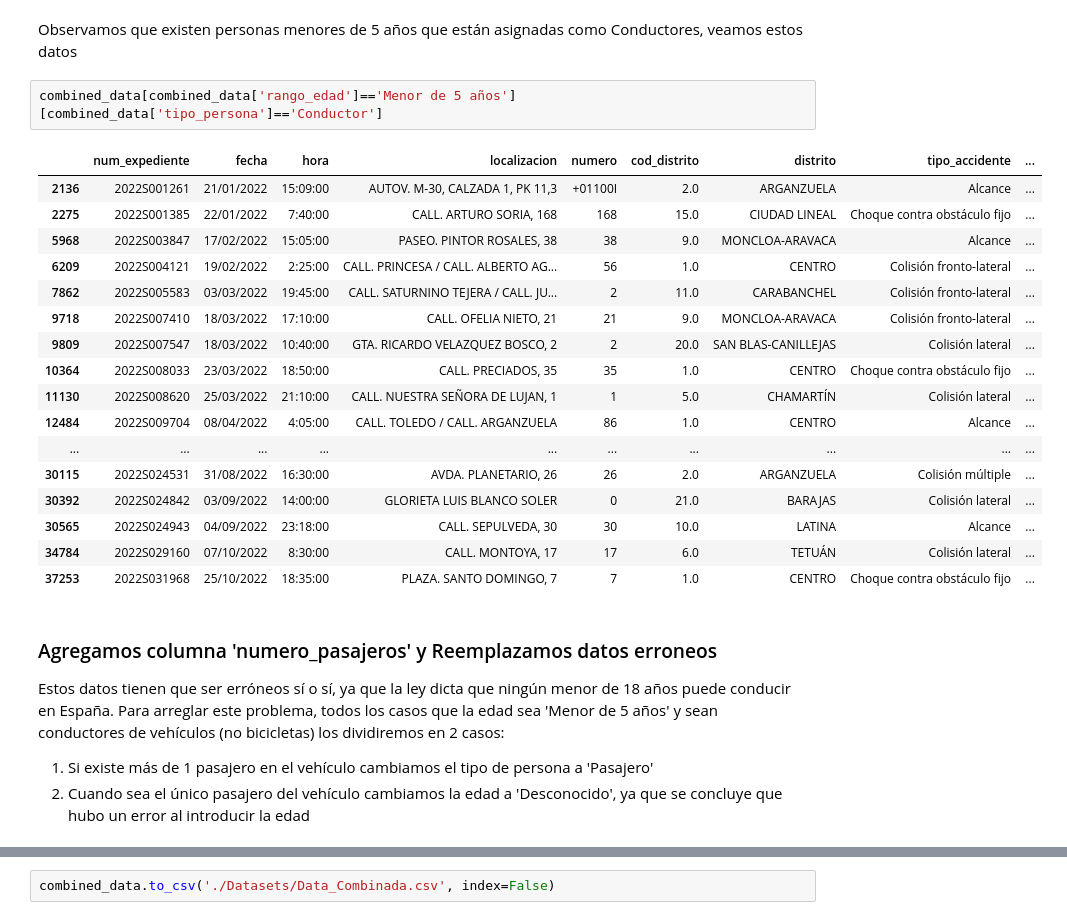
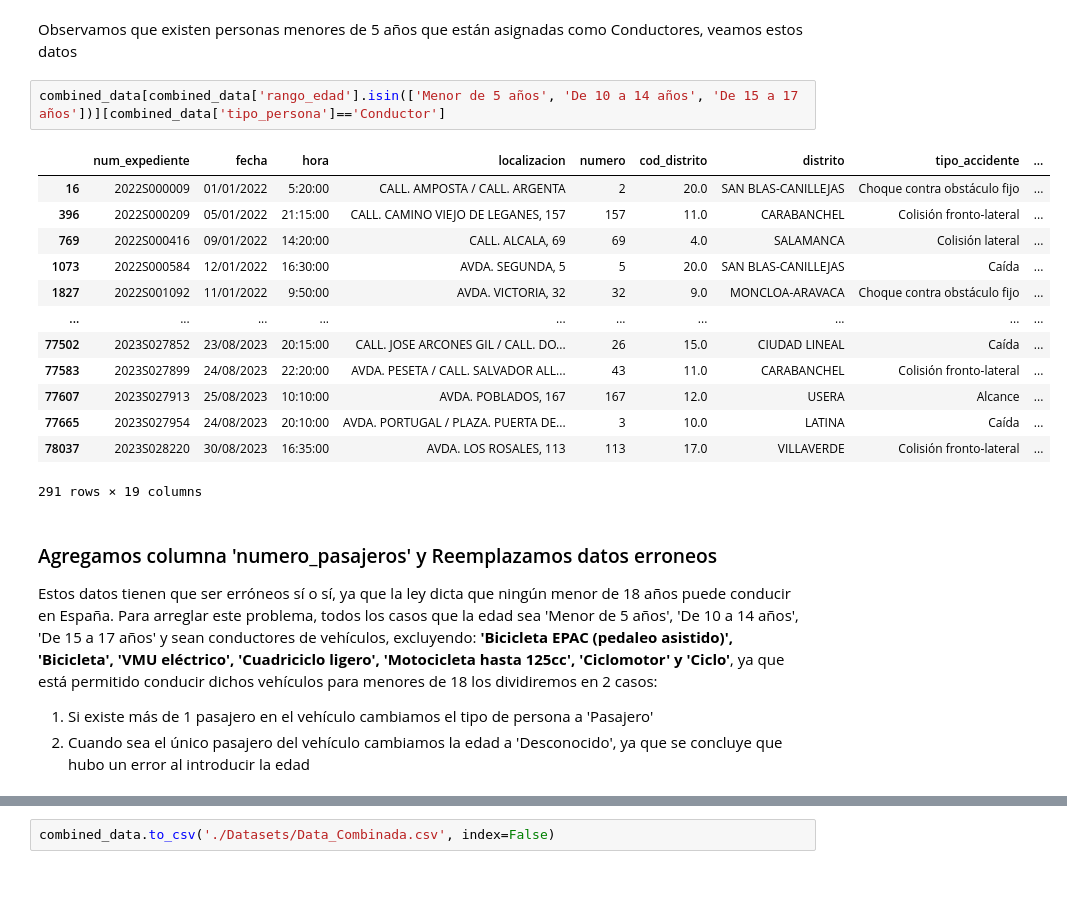
Before and after one commit to lucaramirezo/Traffic-Network-Transparency, a Jupyter notebook: Limpieza_Datos.ipynb, the cells around one changed output, grey strips where cells are left out. Saved outputs shown, nothing was run; the diff lists cells and outputs as text; blank space fills up the shorter version.

Commit message:
Solucionado problema datos de personas conductores menores de 18 años

```diff
--- a/Limpieza_Datos.ipynb
+++ b/Limpieza_Datos.ipynb
@@ -177,28 +177,24 @@ Length: 752, dtype: int64
 # %% [markdown]
 Observamos que existen personas menores de 5 años que están asignadas como Conductores, veamos estos datos
 # %%
-combined_data[combined_data['rango_edad']=='Menor de 5 años'][combined_data['tipo_persona']=='Conductor']
+combined_data[combined_data['rango_edad'].isin(['Menor de 5 años', 'De 10 a 14 años', 'De 15 a 17 años'])][combined_data['tipo_persona']=='Conductor']
 # %% [output]
 |  | num_expediente | fecha | hora | localizacion | numero | cod_distrito | distrito | tipo_accidente | ... |
-| 2136 | 2022S001261 | 21/01/2022 | 15:09:00 | AUTOV. M-30, CALZADA 1, PK 11,3 | +01100I | 2.0 | ARGANZUELA | Alcance | ... |
-| 2275 | 2022S001385 | 22/01/2022 | 7:40:00 | CALL. ARTURO SORIA, 168 | 168 | 15.0 | CIUDAD LINEAL | Choque contra obstáculo fijo | ... |
-| 5968 | 2022S003847 | 17/02/2022 | 15:05:00 | PASEO. PINTOR ROSALES, 38 | 38 | 9.0 | MONCLOA-ARAVACA | Alcance | ... |
-| 6209 | 2022S004121 | 19/02/2022 | 2:25:00 | CALL. PRINCESA / CALL. ALBERTO AG... | 56 | 1.0 | CENTRO | Colisión fronto-lateral | ... |
-| 7862 | 2022S005583 | 03/03/2022 | 19:45:00 | CALL. SATURNINO TEJERA / CALL. JU... | 2 | 11.0 | CARABANCHEL | Colisión fronto-lateral | ... |
-| 9718 | 2022S007410 | 18/03/2022 | 17:10:00 | CALL. OFELIA NIETO, 21 | 21 | 9.0 | MONCLOA-ARAVACA | Colisión fronto-lateral | ... |
-| 9809 | 2022S007547 | 18/03/2022 | 10:40:00 | GTA. RICARDO VELAZQUEZ BOSCO, 2 | 2 | 20.0 | SAN BLAS-CANILLEJAS | Colisión lateral | ... |
-| 10364 | 2022S008033 | 23/03/2022 | 18:50:00 | CALL. PRECIADOS, 35 | 35 | 1.0 | CENTRO | Choque contra obstáculo fijo | ... |
-| 11130 | 2022S008620 | 25/03/2022 | 21:10:00 | CALL. NUESTRA SEÑORA DE LUJAN, 1 | 1 | 5.0 | CHAMARTÍN | Colisión lateral | ... |
-| 12484 | 2022S009704 | 08/04/2022 | 4:05:00 | CALL. TOLEDO / CALL. ARGANZUELA | 86 | 1.0 | CENTRO | Alcance | ... |
+| 16 | 2022S000009 | 01/01/2022 | 5:20:00 | CALL. AMPOSTA / CALL. ARGENTA | 2 | 20.0 | SAN BLAS-CANILLEJAS | Choque contra obstáculo fijo | ... |
+| 396 | 2022S000209 | 05/01/2022 | 21:15:00 | CALL. CAMINO VIEJO DE LEGANES, 157 | 157 | 11.0 | CARABANCHEL | Colisión fronto-lateral | ... |
+| 769 | 2022S000416 | 09/01/2022 | 14:20:00 | CALL. ALCALA, 69 | 69 | 4.0 | SALAMANCA | Colisión lateral | ... |
+| 1073 | 2022S000584 | 12/01/2022 | 16:30:00 | AVDA. SEGUNDA, 5 | 5 | 20.0 | SAN BLAS-CANILLEJAS | Caída | ... |
+| 1827 | 2022S001092 | 11/01/2022 | 9:50:00 | AVDA. VICTORIA, 32 | 32 | 9.0 | MONCLOA-ARAVACA | Choque contra obstáculo fijo | ... |
 | ... | ... | ... | ... | ... | ... | ... | ... | ... | ... |
-| 30115 | 2022S024531 | 31/08/2022 | 16:30:00 | AVDA. PLANETARIO, 26 | 26 | 2.0 | ARGANZUELA | Colisión múltiple | ... |
-| 30392 | 2022S024842 | 03/09/2022 | 14:00:00 | GLORIETA LUIS BLANCO SOLER | 0 | 21.0 | BARAJAS | Colisión lateral | ... |
-| 30565 | 2022S024943 | 04/09/2022 | 23:18:00 | CALL. SEPULVEDA, 30 | 30 | 10.0 | LATINA | Alcance | ... |
-| 34784 | 2022S029160 | 07/10/2022 | 8:30:00 | CALL. MONTOYA, 17 | 17 | 6.0 | TETUÁN | Colisión lateral | ... |
-| 37253 | 2022S031968 | 25/10/2022 | 18:35:00 | PLAZA. SANTO DOMINGO, 7 | 7 | 1.0 | CENTRO | Choque contra obstáculo fijo | ... |
+| 77502 | 2023S027852 | 23/08/2023 | 20:15:00 | CALL. JOSE ARCONES GIL / CALL. DO... | 26 | 15.0 | CIUDAD LINEAL | Caída | ... |
+| 77583 | 2023S027899 | 24/08/2023 | 22:20:00 | AVDA. PESETA / CALL. SALVADOR ALL... | 43 | 11.0 | CARABANCHEL | Colisión fronto-lateral | ... |
+| 77607 | 2023S027913 | 25/08/2023 | 10:10:00 | AVDA. POBLADOS, 167 | 167 | 12.0 | USERA | Alcance | ... |
+| 77665 | 2023S027954 | 24/08/2023 | 20:10:00 | AVDA. PORTUGAL / PLAZA. PUERTA DE... | 3 | 10.0 | LATINA | Caída | ... |
+| 78037 | 2023S028220 | 30/08/2023 | 16:35:00 | AVDA. LOS ROSALES, 113 | 113 | 17.0 | VILLAVERDE | Colisión fronto-lateral | ... |
+291 rows × 19 columns
 # %% [markdown]
 ### Agregamos columna 'numero_pasajeros' y Reemplazamos datos erroneos
-Estos datos tienen que ser erróneos sí o sí, ya que la ley dicta que ningún menor de 18 años puede conducir en España. Para arreglar este problema, todos los casos que la edad sea 'Menor de 5 años' y sean conductores de vehículos (no bicicletas) los dividiremos en 2 casos:
+Estos datos tienen que ser erróneos sí o sí, ya que la ley dicta que ningún menor de 18 años puede conducir en España. Para arreglar este problema, todos los casos que la edad sea 'Menor de 5 años', 'De 10 a 14 años', 'De 15 a 17 años' y sean conductores de vehículos, excluyendo: **'Bicicleta EPAC (pedaleo asistido)', 'Bicicleta', 'VMU eléctrico', 'Cuadriciclo ligero', 'Motocicleta hasta 125cc', 'Ciclomotor' y 'Ciclo'**, ya que está permitido conducir dichos vehículos para menores de 18 los dividiremos en 2 casos:
 1. Si existe más de 1 pasajero en el vehículo cambiamos el tipo de persona a 'Pasajero'
 2. Cuando sea el único pasajero del vehículo cambiamos la edad a 'Desconocido', ya que se concluye que hubo un error al introducir la edad
 # %%
```
Also changed, not shown: parts of 2 cells of this notebook, 3 other files.
